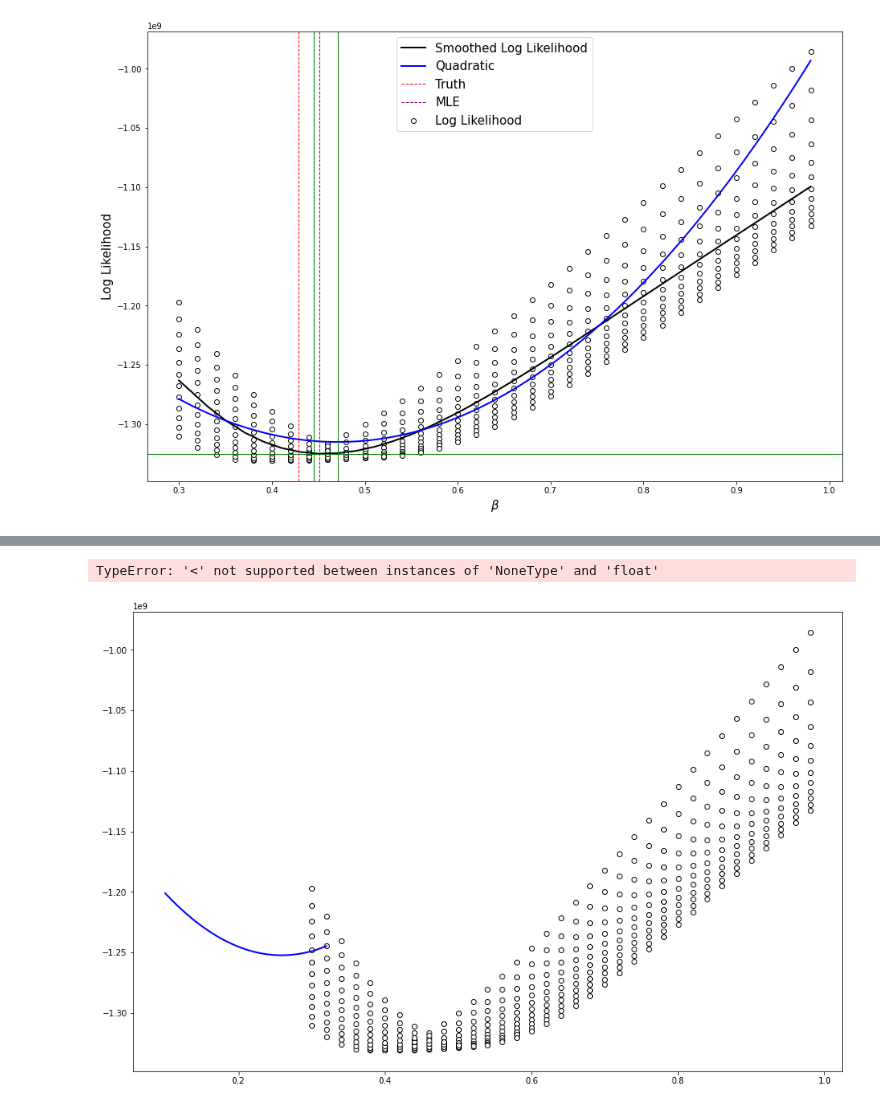
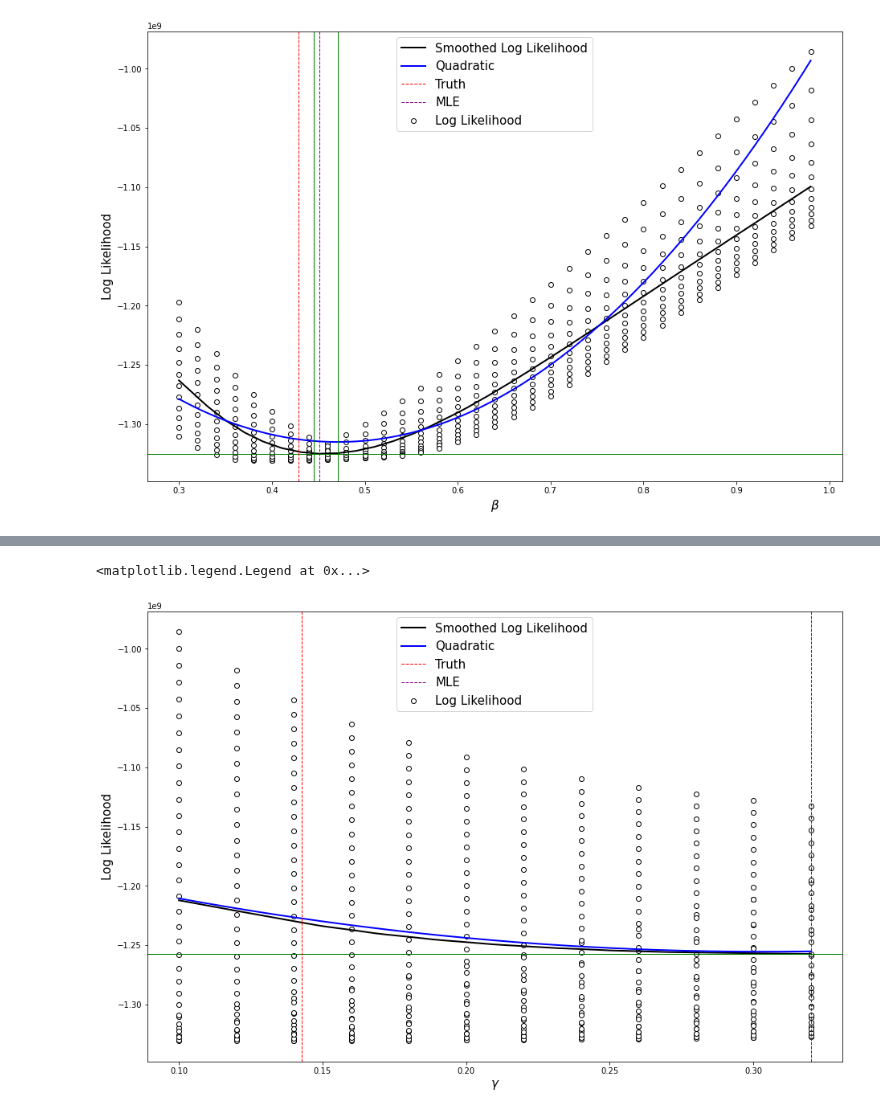
Before and after one commit to ChaosDonkey06/ID_Modeling, a Jupyter notebook: POMP_INFERENCE/MCAP_ConfidenceIntervals.ipynb, the cells around one changed output, grey strips where cells are left out. Cells and saved outputs as stored; diff of their text form; code cells hidden in the pictures.

Commit message:
adding MCAP Confidence Intervals plots

```diff
--- a/POMP_INFERENCE/MCAP_ConfidenceIntervals.ipynb
+++ b/POMP_INFERENCE/MCAP_ConfidenceIntervals.ipynb
@@ -155,4 +155,5 @@ ax.legend(fontsize=15)
 <matplotlib.legend.Legend at 0x...>
 [figure]
 # %%
-gamma_df, gamma_ci_df = mcap_loglikelihood(loglik_df.value, loglik_df.gamma, confidence=0.95, lambda_sm=0.9, n_grid=1000)
+gamma_df, gamma_ci_df = mcap_loglikelihood(loglik_df.value, loglik_df.gamma, confidence=0.95, lambda_sm=0.5, n_grid=1000)
+gamma_df
@@ -159,22 +174,22 @@ gamma_df, gamma_ci_df = mcap_loglikelihood(loglik_df.value, loglik_df.gamma, con
 # %%
 
 fig, ax = plt.subplots(1, 1, figsize=(15.5, 10.3))
 
 ax.scatter(loglik_df.gamma, loglik_df.value, edgecolor="k", facecolor="white", label="Log Likelihood")
 ax.plot(gamma_df.parameter, gamma_df.loglik_smooth, color="black", label = "Smoothed Log Likelihood", lw=2)
 ax.plot(gamma_df.parameter, gamma_df.quadratic, color="blue", label = "Quadratic", lw=2)
 
-ax.axvline(x=gamma_ci_df["95_high"].values, color="green", linestyle="-", lw=1)
-ax.axvline(x=gamma_ci_df["95_low"].values, color="green", linestyle="-", lw=1)
+#ax.axvline(x=gamma_ci_df["95_high"].values, color="green", linestyle="-", lw=1)
+#ax.axvline(x=gamma_ci_df["95_low"].values, color="green", linestyle="-", lw=1)
 ax.axhline(y=min(gamma_df.loglik_smooth), color="green", linestyle="-", lw=1)
-ax.axhline(y=min(gamma_df.loglik_smooth)+gamma_ci_df["delta"].values, color="green", linestyle="-", lw=1)
+#ax.axhline(y=min(gamma_df.loglik_smooth)+gamma_ci_df["delta"].values, color="green", linestyle="-", lw=1)
 
 ax.axvline(x=gamma_truth, color="red", linestyle="--", lw=1, label="Truth")
 ax.axvline(x=gamma_ci_df["mle"].values, color="purple", linestyle="--", lw=1, label="MLE")
 
 ax.set_xlabel(r"$\gamma$", fontsize=15)
 ax.set_ylabel("Log Likelihood", fontsize=15)
 ax.legend(fontsize=15)
 # %% [output]
-TypeError: '<' not supported between instances of 'NoneType' and 'float'
+<matplotlib.legend.Legend at 0x...>
-[figure, old version]
+[figure, new version]
```
Also changed, not shown: parts of 2 cells of this notebook.
